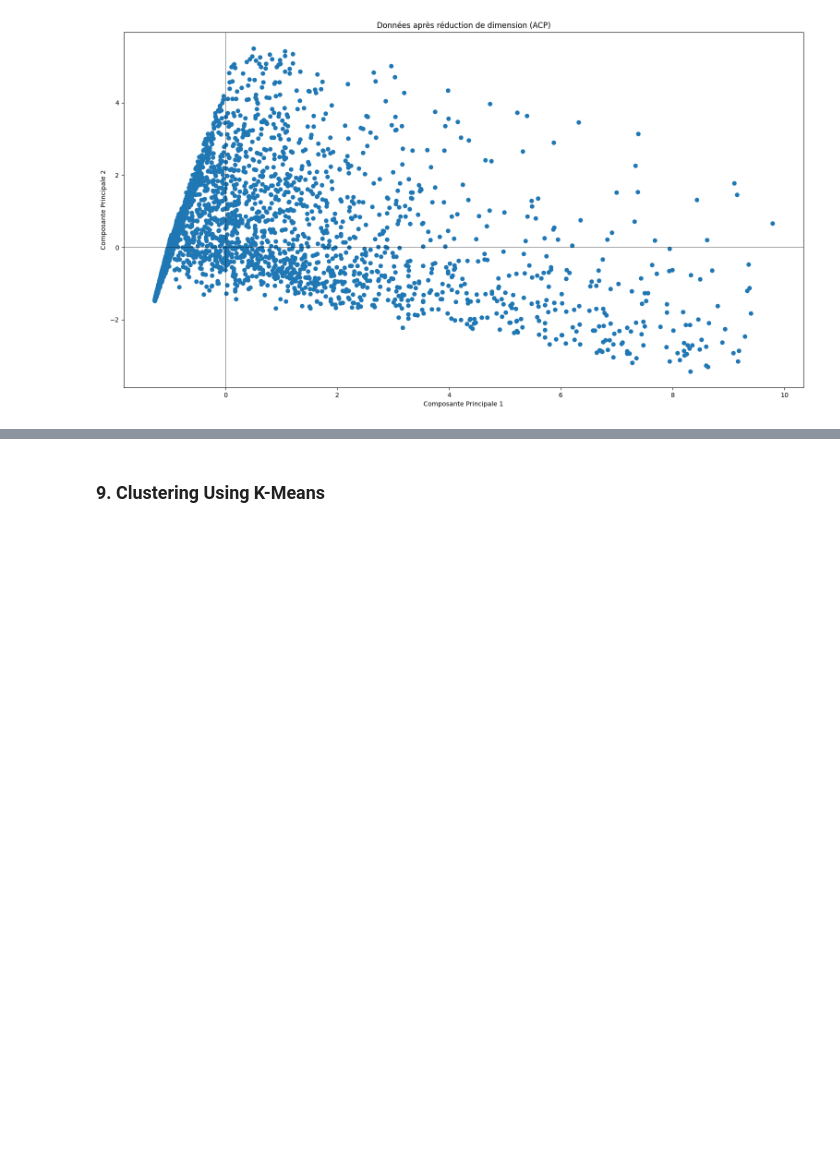
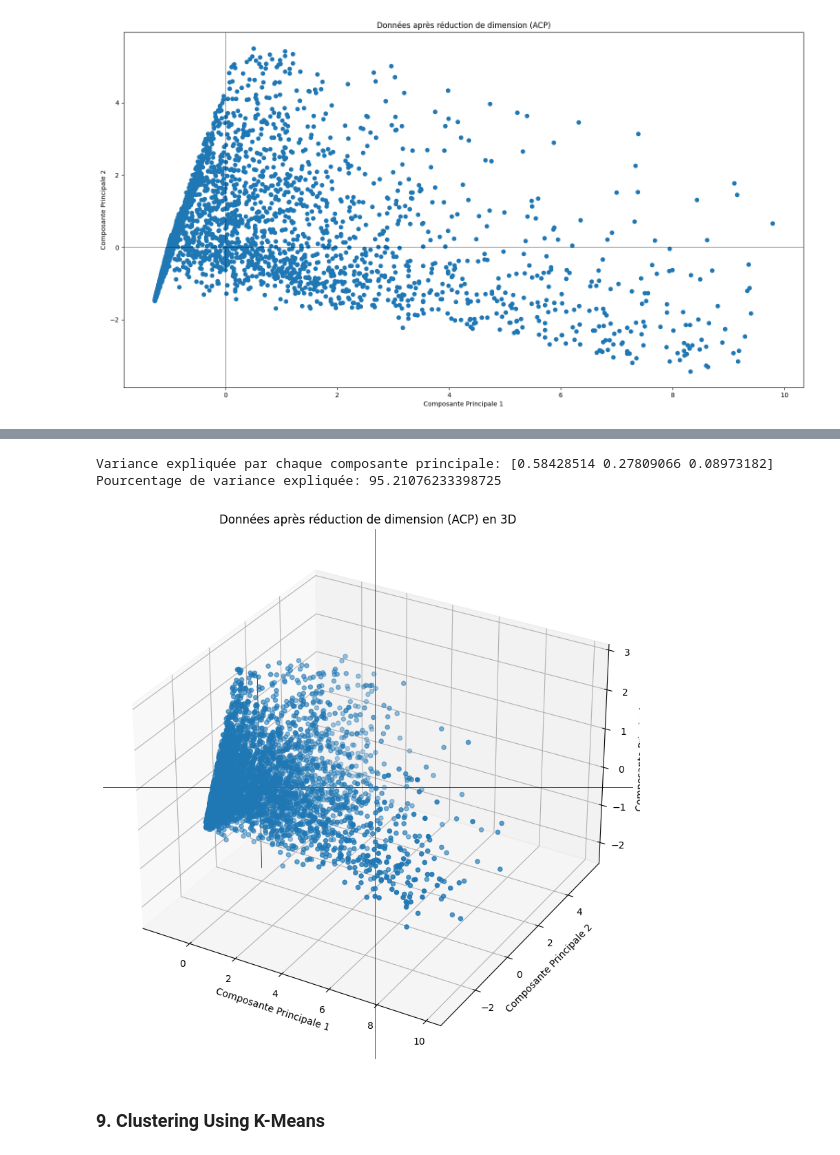
Before and after one commit to Noura-ou/projet_segmentation_client, a Jupyter notebook: src/test_noura.ipynb, the cells around one changed output, grey strips where cells are left out. Drawn from its saved outputs; the diff is of its cells as text; code cells hidden in the pictures; blank space fills up the shorter version.

Commit message:
clustring 3 dimensions

```diff
--- a/src/test_noura.ipynb
+++ b/src/test_noura.ipynb
@@ -204,0 +207,6 @@ plt.show()
+# %%
+pca2=PCA(n_components=3)
+pc2=pca2.fit_transform(rfms)
+
+df_acp2=pd.DataFrame(data=pc2,columns=['principal_component_1','principal_component_2' , 'principal_component_3'])
+df_acp2.head()
@@ -205,3 +220,44 @@ plt.show()
+# %%
+# Étape 5 : Interprétation des résultats de l'ACP
+explained_variance_ratio = pca2.explained_variance_ratio_
+print("Variance expliquée par chaque composante principale:", explained_variance_ratio)
+print("Pourcentage de variance expliquée:", sum(explained_variance_ratio) * 100)
+# %% [output]
+Variance expliquée par chaque composante principale: [0.58428514 0.27809066 0.08973182]
+Pourcentage de variance expliquée: 95.21076233398725
+# %%
+import matplotlib.pyplot as plt
+from mpl_toolkits.mplot3d import Axes3D
+
+# Créer le graphe en 3D
+fig = plt.figure(figsize=(12, 10))
+ax = fig.add_subplot(111, projection='3d')
+
+# Récupérer les composantes principales
+pc1 = df_acp2['principal_component_1']
+pc2 = df_acp2['principal_component_2']
+pc3 = df_acp2['principal_component_3']
+
+# Tracer les points
+ax.scatter(pc1, pc2, pc3)
+
+# Ajouter les axes
+ax.axhline(0, color='black', linewidth=0.5)
+ax.axvline(0, color='black', linewidth=0.5)
+ax.plot([0, 0], [0, 0], [pc3.min(), pc3.max()], color='black', linewidth=0.5)
+
+# Définir les étiquettes des axes
+ax.set_xlabel('Composante Principale 1')
+ax.set_ylabel('Composante Principale 2')
+ax.set_zlabel('Composante Principale 3')
+
+# Définir le titre du graphe
+plt.title('Données après réduction de dimension (ACP) en 3D')
+
+# Afficher le graphe
+plt.show()
+# %% [output]
+[figure, added]
 # %% [markdown]
 ### 9. Clustering Using K-Means
 # %% [markdown]
```
Also changed, not shown: parts of 5 cells of this notebook.
